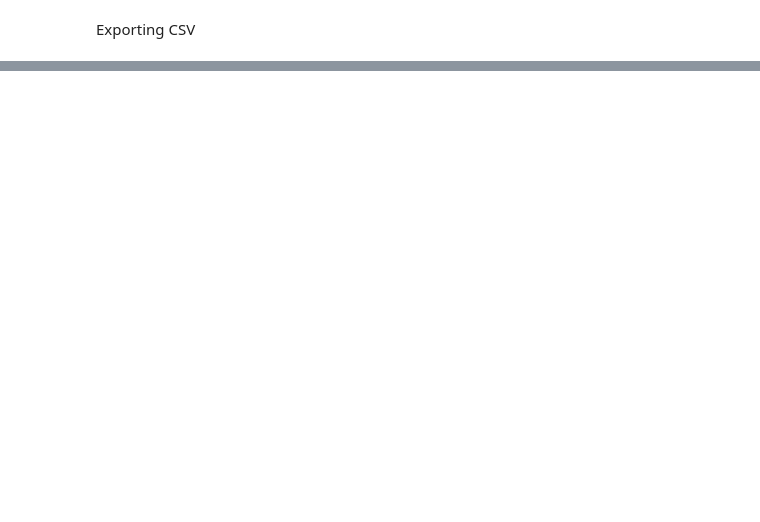
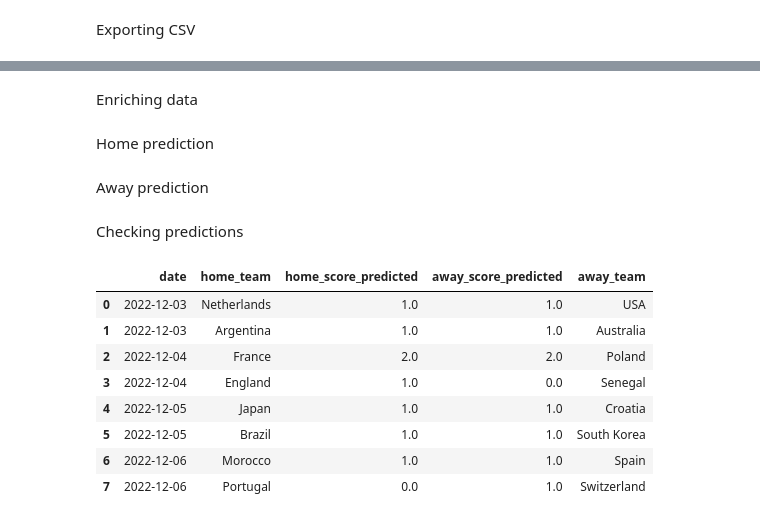
Before and after one commit to rafabandoni/world-cup-22-predict, a Jupyter notebook: predict_worldcup22.ipynb, the cells around one changed output, grey strips where cells are left out. Saved outputs shown, nothing was run; the diff lists cells and outputs as text; code cells hidden in the pictures; blank space fills up the shorter version.

Commit message:
added playoffs predicts

```diff
--- a/predict_worldcup22.ipynb
+++ b/predict_worldcup22.ipynb
@@ -486,0 +531,35 @@ matches_schedule_predicted.to_csv('matches_schedule_predicted.csv', index=False)
+# %% [markdown]
+Enriching data
+# %%
+matches_schedule_phase16['date'] = matches_schedule_phase16['date'].astype('datetime64')
+
+# adding outcome ratio
+matches_schedule_phase16 = matches_schedule_phase16.merge(historical_win_loose_draw_ratios, left_on=['home_team', 'away_team'], right_on=['country1', 'country2'], how='left').rename(columns={
+    'wins' : 'home_wins',
+    'looses' : 'home_looses'
+})[['date', 'home_team', 'away_team', 'home_score', 'away_score', 'phase', 'games', 'home_wins', 'home_looses', 'draws']]
+
+# adding home rank
+matches_schedule_phase16 = matches_schedule_phase16.merge(ranking.query('rank_date.astype("datetime64") > 2021').groupby('country_full').mean().round(0),
+                                          left_on='home_team',
+                                          right_on='country_full',
+                                          how='left').rename(columns={
+                                                                      'rank' : 'home_rank',
+                                                                      'total_points' : 'home_ranking_points'
+})[['date', 'home_team', 'away_team', 'home_score', 'away_score',
+    'phase', 'games', 'home_wins', 'home_looses', 'draws', 'home_rank', 'home_ranking_points']]
+
+# adding away rank
+matches_schedule_phase16 = matches_schedule_phase16.merge(ranking.query('rank_date.astype("datetime64") > 2021').groupby('country_full').mean().round(0),
+                                          left_on='away_team',
+                                          right_on='country_full',
+                                          how='left').rename(columns={
+                                                                      'rank' : 'away_rank',
+                                                                      'total_points' : 'away_ranking_points'
+})[['date', 'home_team', 'away_team', 'home_score', 'away_score',
+    'phase', 'games', 'home_wins', 'home_looses', 'draws', 'home_rank',
+    'home_ranking_points', 'away_rank', 'away_ranking_points']]
+
+matches_schedule_phase16 = matches_schedule_phase16.fillna(0)
+# %% [markdown]
+Home prediction
@@ -486,0 +609,2 @@ matches_schedule_predicted.to_csv('matches_schedule_predicted.csv', index=False)
+# %% [markdown]
+Away prediction
@@ -486,0 +654,20 @@ matches_schedule_predicted.to_csv('matches_schedule_predicted.csv', index=False)
+# %%
+predictions = np.array([0.9336, 0.7836, 2.01286667, 0, 0.968, 0.5378,1.31253095, 0.72822857, 0.35206667]) # workaround to add 0 to Senegal
+# %%
+matches_schedule_phase16_predicted = pd.merge(pd.DataFrame(predictions.round(0)), matches_schedule_phase16_predicted, left_index=True, right_index=True)
+matches_schedule_phase16_predicted.rename(columns={0 : "away_score_predicted"}, inplace=True)
+matches_schedule_phase16_predicted = matches_schedule_phase16_predicted[['date', 'home_team', 'home_score_predicted', 'away_score_predicted', 'away_team']]
+# %% [markdown]
+Checking predictions
+# %%
+matches_schedule_phase16_predicted
+# %% [output]
+|  | date | home_team | home_score_predicted | away_score_predicted | away_team |
+| 0 | 2022-12-03 | Netherlands | 1.0 | 1.0 | USA |
+| 1 | 2022-12-03 | Argentina | 1.0 | 1.0 | Australia |
+| 2 | 2022-12-04 | France | 2.0 | 2.0 | Poland |
+| 3 | 2022-12-04 | England | 1.0 | 0.0 | Senegal |
+| 4 | 2022-12-05 | Japan | 1.0 | 1.0 | Croatia |
+| 5 | 2022-12-05 | Brazil | 1.0 | 1.0 | South Korea |
+| 6 | 2022-12-06 | Morocco | 1.0 | 1.0 | Spain |
+| 7 | 2022-12-06 | Portugal | 0.0 | 1.0 | Switzerland |
```
Also changed, not shown: parts of 13 cells of this notebook, 3 other files.
